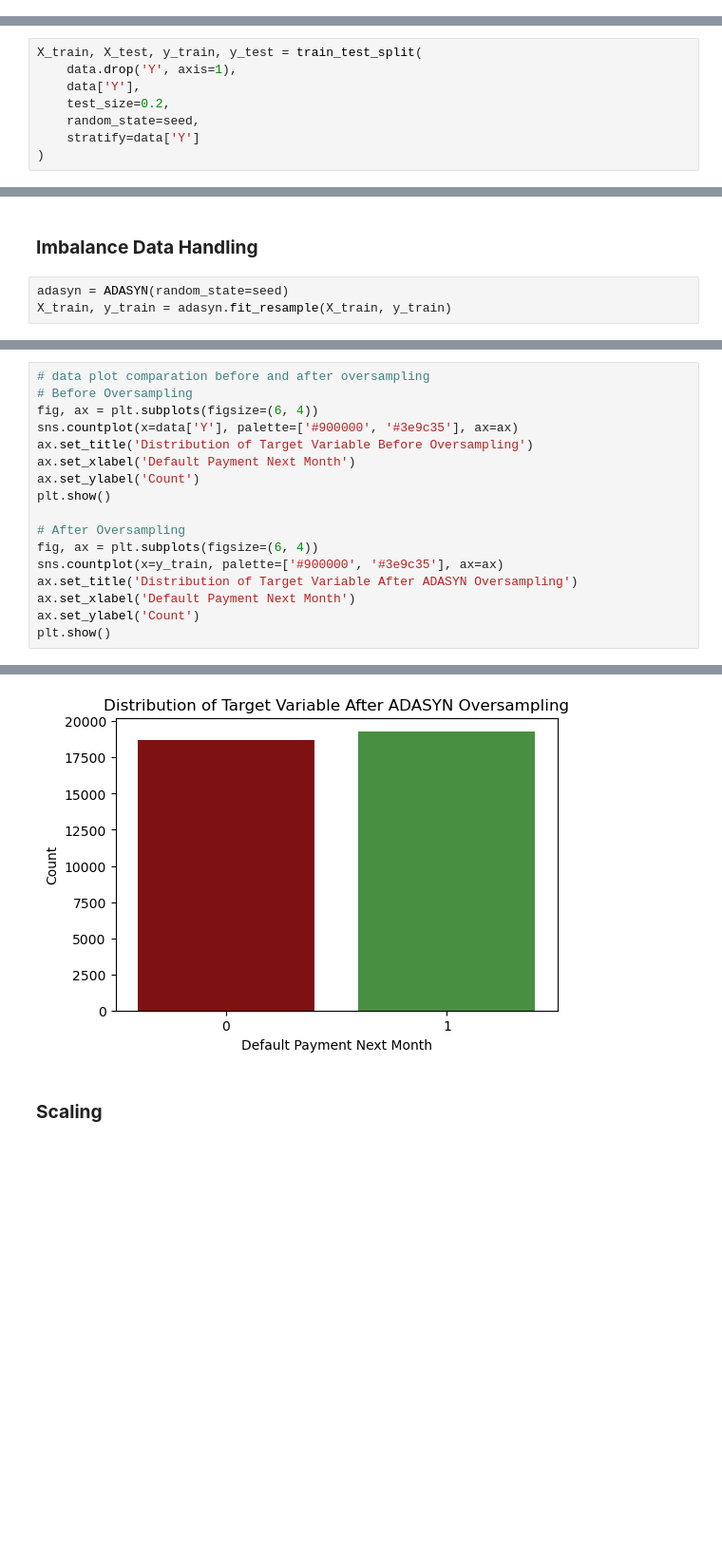
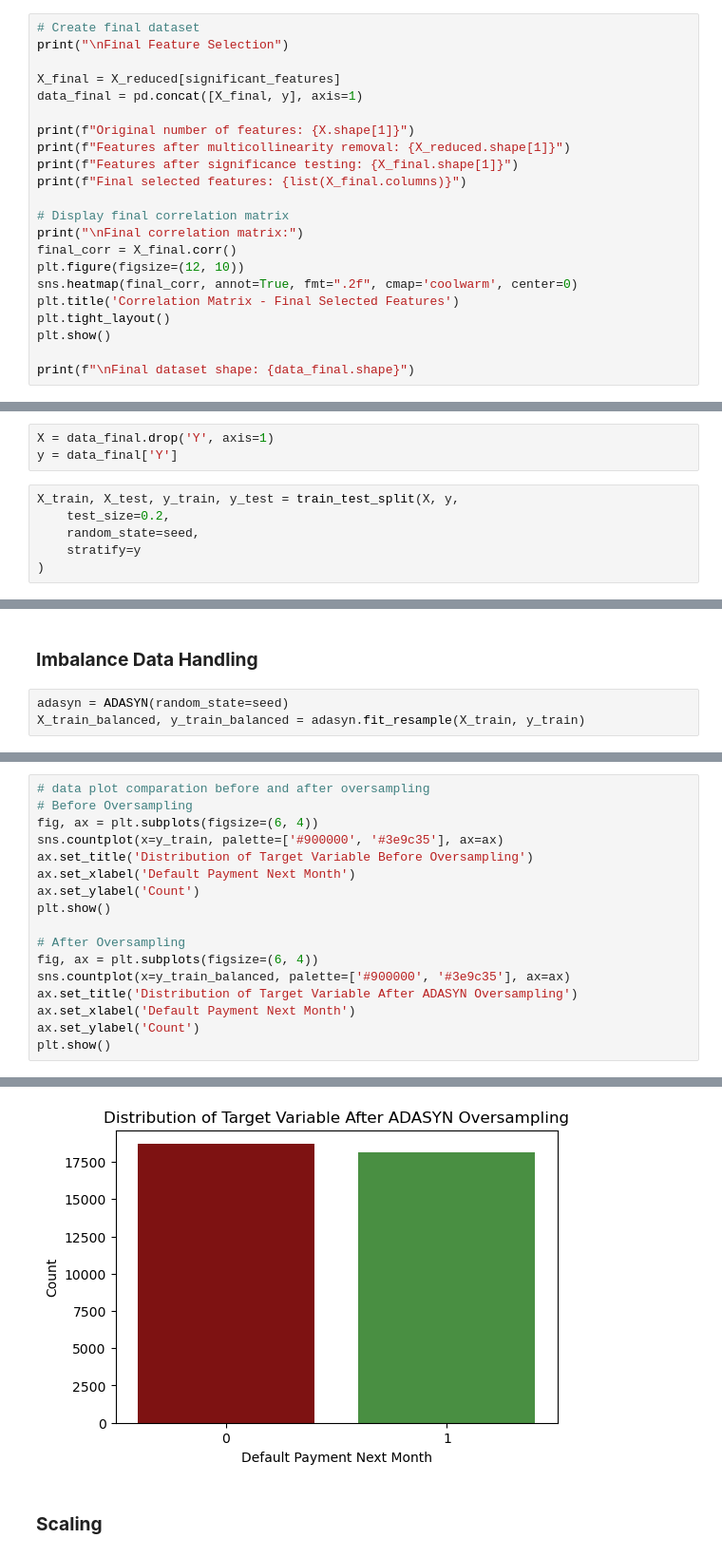
Before and after one commit to qlbusalim/Binary-Classification-Using-NN, a Jupyter notebook: Backpropagation.ipynb, the cells around one changed output, grey strips where cells are left out. Shown at 95% size. Drawn from its saved outputs; the diff is of its cells as text; blank space fills up the shorter version.

```diff
--- a/Backpropagation.ipynb
+++ b/Backpropagation.ipynb
@@ -466,0 +533,22 @@ plt.show()
+# %%
+# Create final dataset
+print("\nFinal Feature Selection")
+
+X_final = X_reduced[significant_features]
+data_final = pd.concat([X_final, y], axis=1)
+
+print(f"Original number of features: {X.shape[1]}")
+print(f"Features after multicollinearity removal: {X_reduced.shape[1]}")
+print(f"Features after significance testing: {X_final.shape[1]}")
+print(f"Final selected features: {list(X_final.columns)}")
+
+# Display final correlation matrix
+print("\nFinal correlation matrix:")
+final_corr = X_final.corr()
+plt.figure(figsize=(12, 10))
+sns.heatmap(final_corr, annot=True, fmt=".2f", cmap='coolwarm', center=0)
+plt.title('Correlation Matrix - Final Selected Features')
+plt.tight_layout()
+plt.show()
+
+print(f"\nFinal dataset shape: {data_final.shape}")
@@ -467,10 +565,11 @@ plt.show()
 # %% [markdown]
 ### **Splitting Data**
+# %%
+X = data_final.drop('Y', axis=1)
+y = data_final['Y']
 # %%
-X_train, X_test, y_train, y_test = train_test_split(
-    data.drop('Y', axis=1),
-    data['Y'],
+X_train, X_test, y_train, y_test = train_test_split(X, y,
     test_size=0.2,
     random_state=seed,
-    stratify=data['Y']
+    stratify=y
 )
@@ -478,4 +584,4 @@ X_train, X_test, y_train, y_test = train_test_split(
 ### **Imbalance Data Handling**
 # %%
 adasyn = ADASYN(random_state=seed)
-X_train, y_train = adasyn.fit_resample(X_train, y_train)
+X_train_balanced, y_train_balanced = adasyn.fit_resample(X_train, y_train)
@@ -483,7 +598,7 @@ X_train, y_train = adasyn.fit_resample(X_train, y_train)
 # data plot comparation before and after oversampling
 # Before Oversampling
 fig, ax = plt.subplots(figsize=(6, 4))
-sns.countplot(x=data['Y'], palette=['#900000', '#3e9c35'], ax=ax)
+sns.countplot(x=y_train, palette=['#900000', '#3e9c35'], ax=ax)
 ax.set_title('Distribution of Target Variable Before Oversampling')
 ax.set_xlabel('Default Payment Next Month')
 ax.set_ylabel('Count')
@@ -491,7 +606,7 @@ plt.show()
 
 # After Oversampling
 fig, ax = plt.subplots(figsize=(6, 4))
-sns.countplot(x=y_train, palette=['#900000', '#3e9c35'], ax=ax)
+sns.countplot(x=y_train_balanced, palette=['#900000', '#3e9c35'], ax=ax)
 ax.set_title('Distribution of Target Variable After ADASYN Oversampling')
 ax.set_xlabel('Default Payment Next Month')
 ax.set_ylabel('Count')
@@ -501,4 +616,4 @@ plt.show()
-[figure, old version]
+[figure, new version]
 # %% [markdown]
 ### **Scaling**
 # %%
```
Also changed, not shown: parts of 20 cells of this notebook, 3 other files.
